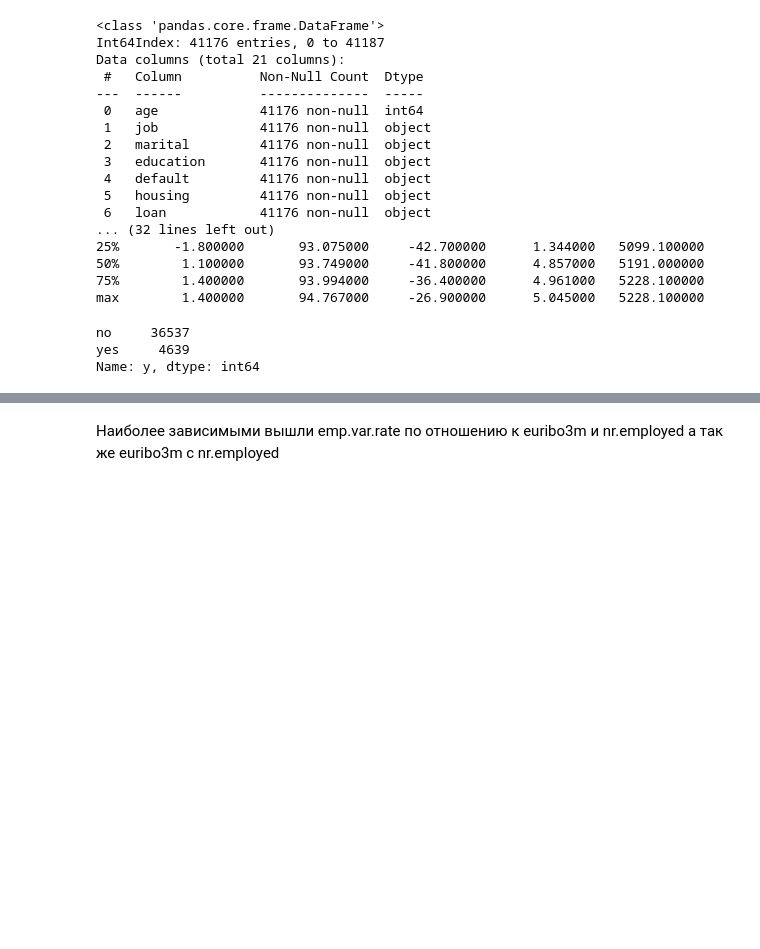
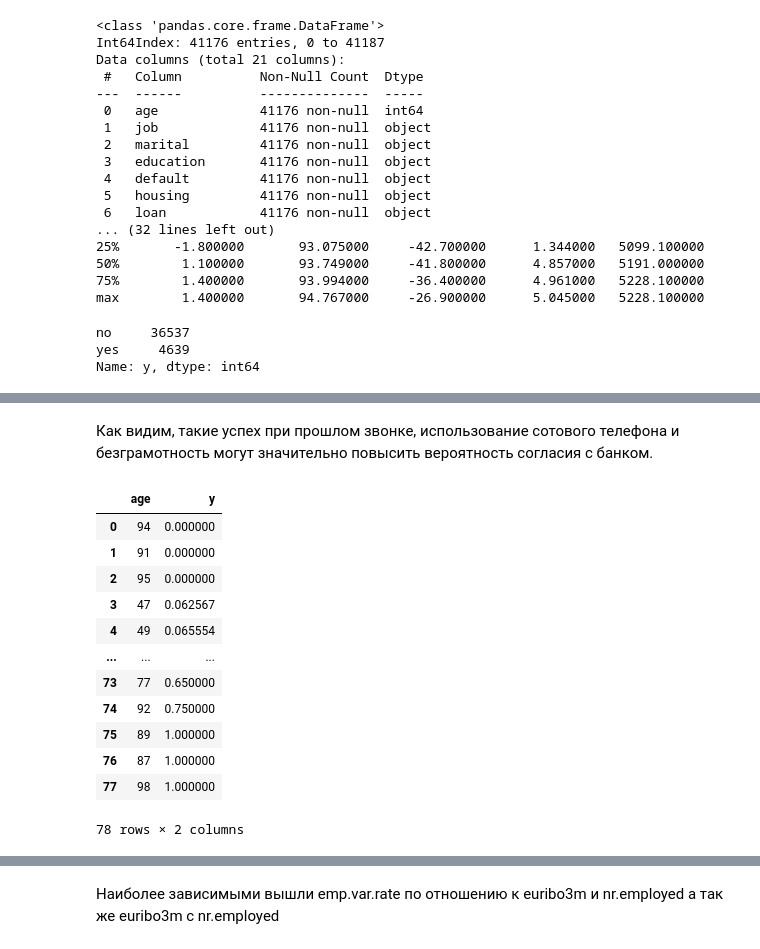
Before and after one commit to Ripchic/SRS_data_analysis, a Jupyter notebook: SRS.ipynb, the cells around one changed output, grey strips where cells are left out. Saved outputs shown, nothing was run; the diff lists cells and outputs as text; code cells hidden in the pictures; blank space fills up the shorter version.

```diff
--- a/SRS.ipynb
+++ b/SRS.ipynb
@@ -138,0 +196,18 @@ fig.show()
+# %% [markdown]
+Как видим, такие успех при прошлом звонке, использование сотового телефона и безграмотность могут значительно повысить вероятность согласия с банком.
+# %%
+df.groupby([column])[['y']].mean().sort_values(by='y').reset_index()
+# %% [output]
+|  | age | y |
+| 0 | 94 | 0.000000 |
+| 1 | 91 | 0.000000 |
+| 2 | 95 | 0.000000 |
+| 3 | 47 | 0.062567 |
+| 4 | 49 | 0.065554 |
+| ... | ... | ... |
+| 73 | 77 | 0.650000 |
+| 74 | 92 | 0.750000 |
+| 75 | 89 | 1.000000 |
+| 76 | 87 | 1.000000 |
+| 77 | 98 | 1.000000 |
+78 rows × 2 columns
```
Also changed, not shown: parts of 29 cells of this notebook.
